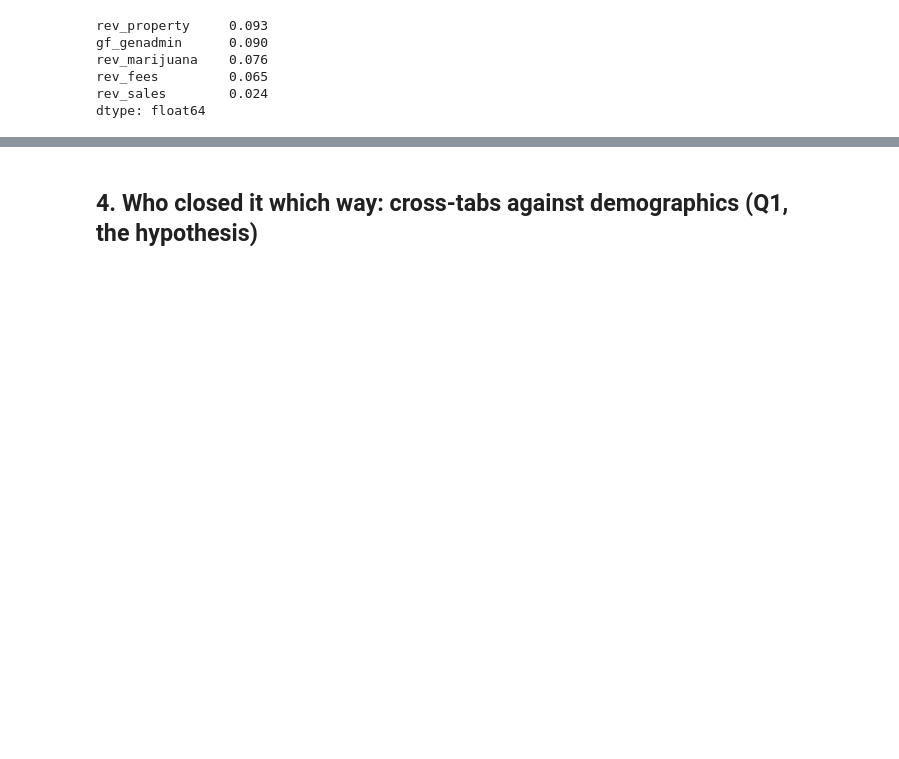
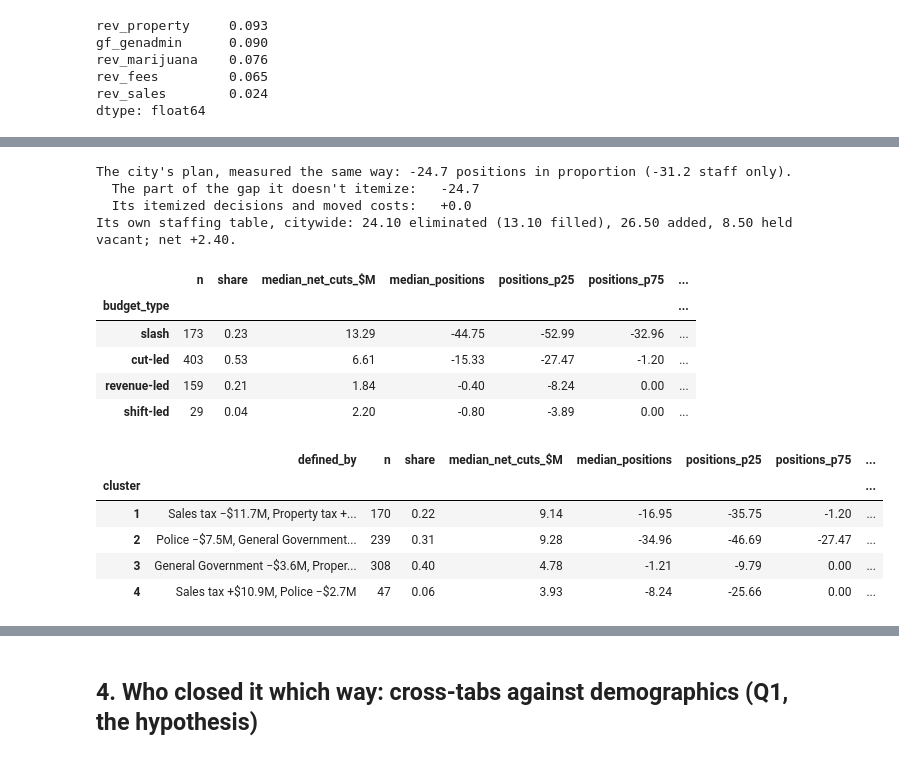
Before and after one commit to brianckeegan/charting-boulder, a Jupyter notebook: 2026-11-budget-tool/budget-survey-analysis.ipynb, the cells around one changed output, grey strips where cells are left out. Cells and saved outputs as stored; diff of their text form; code cells hidden in the pictures; blank space fills up the shorter version.

```diff
--- a/2026-11-budget-tool/budget-survey-analysis.ipynb
+++ b/2026-11-budget-tool/budget-survey-analysis.ipynb
@@ -658,0 +794,59 @@ dtype: float64
+# %%
+pe_prop_df = position_equivalents(responses_df)
+pe_staff_df = position_equivalents(responses_df, staff_only=True)
+responses_df['positions'] = pe_prop_df.sum(axis=1)
+responses_df['positions_staff_only'] = pe_staff_df.sum(axis=1)
+
+# The city's plan, measured the same way: every department at its blue tick.
+city_pct_df = pd.DataFrame([{f'gf_{k}': v for k, v in CITY_GF_PCT.items()}])
+city_positions = position_equivalents(city_pct_df).sum(axis=1).iloc[0]
+city_positions_staff = position_equivalents(city_pct_df, staff_only=True).sum(axis=1).iloc[0]
+# The part of the gap the city doesn't itemize is spread in proportion to the recommended budgets,
+# so it scores at the General Fund's positions per $M; the rest is the city's itemized decisions.
+city_unitemized = -GAP_UNITEMIZED * sum(GF_FTE.values()) / sum(GF_RECOMMENDED.values())
+city_itemized = city_positions - city_unitemized
+print(f"The city's plan, measured the same way: {city_positions:+.1f} positions in proportion "
+      f"({city_positions_staff:+.1f} staff only).")
+print(f"  The part of the gap it doesn't itemize:   {city_unitemized:+.1f}")
+print(f"  Its itemized decisions and moved costs:   {city_itemized:+.1f}")
+print(f"Its own staffing table, citywide: {CITY_STAFFING['eliminated']:.2f} eliminated "
+      f"({CITY_STAFFING['eliminated_filled']:.2f} filled), {CITY_STAFFING['added']:.2f} added, "
+      f"{CITY_STAFFING['held_vacant']:.2f} held vacant; net "
+      f"{CITY_STAFFING['added'] - CITY_STAFFING['eliminated']:+.2f}.")
+
+def staffing_summary(group_col, order):
+    """Position-equivalents for each group (negative = fewer positions than the starting point)."""
+    g = responses_df.groupby(group_col)
+    return pd.DataFrame({
+        'n': g.size(),
+        'share': g.size() / len(responses_df),
+        'median_net_cuts_$M': g['net_cuts'].median(),
+        'median_positions': g['positions'].median(),
+        'positions_p25': g['positions'].quantile(0.25),
+        'positions_p75': g['positions'].quantile(0.75),
+        'median_staff_only': g['positions_staff_only'].median(),
+        'deeper_than_city': g['positions'].apply(lambda s: (s < city_positions).mean()),
+    }).reindex(order)
+
+types_staff_df = staffing_summary('budget_type', TYPE_ORDER)
+clusters_staff_df = staffing_summary('cluster', sorted(CLUSTER_NAME))
+clusters_staff_df.insert(0, 'defined_by', pd.Series(CLUSTER_NAME))
+display(types_staff_df.round(2))
+clusters_staff_df.round(2)
+# %% [output]
+The city's plan, measured the same way: -24.7 positions in proportion (-31.2 staff only).
+  The part of the gap it doesn't itemize:   -24.7
+  Its itemized decisions and moved costs:   +0.0
+Its own staffing table, citywide: 24.10 eliminated (13.10 filled), 26.50 added, 8.50 held vacant; net +2.40.
+|  | n | share | median_net_cuts_$M | median_positions | positions_p25 | positions_p75 | ... |
+| budget_type |  |  |  |  |  |  | ... |
+| slash | 173 | 0.23 | 13.29 | -44.75 | -52.99 | -32.96 | ... |
+| cut-led | 403 | 0.53 | 6.61 | -15.33 | -27.47 | -1.20 | ... |
+| revenue-led | 159 | 0.21 | 1.84 | -0.40 | -8.24 | 0.00 | ... |
+| shift-led | 29 | 0.04 | 2.20 | -0.80 | -3.89 | 0.00 | ... |
+|  | defined_by | n | share | median_net_cuts_$M | median_positions | positions_p25 | positions_p75 | ... |
+| cluster |  |  |  |  |  |  |  | ... |
+| 1 | Sales tax −$11.7M, Property tax +... | 170 | 0.22 | 9.14 | -16.95 | -35.75 | -1.20 | ... |
+| 2 | Police −$7.5M, General Government... | 239 | 0.31 | 9.28 | -34.96 | -46.69 | -27.47 | ... |
+| 3 | General Government −$3.6M, Proper... | 308 | 0.40 | 4.78 | -1.21 | -9.79 | 0.00 | ... |
+| 4 | Sales tax +$10.9M, Police −$2.7M | 47 | 0.06 | 3.93 | -8.24 | -25.66 | 0.00 | ... |
```
Also changed, not shown: parts of 11 cells of this notebook.
